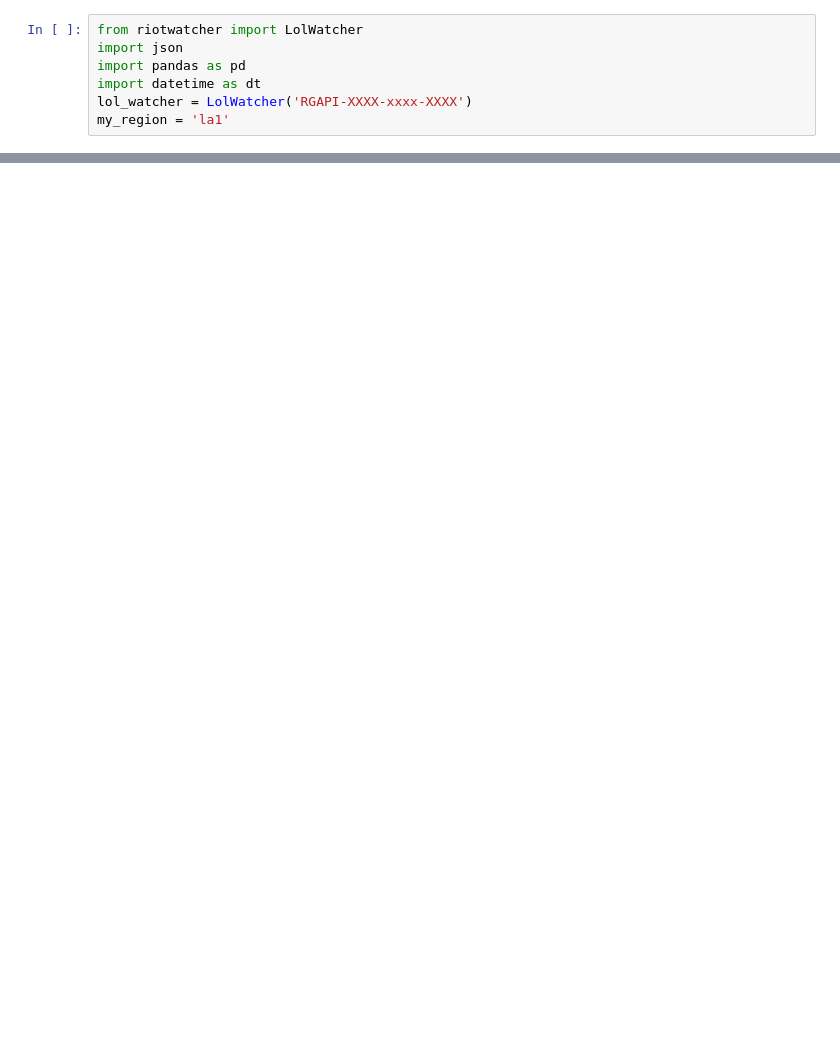
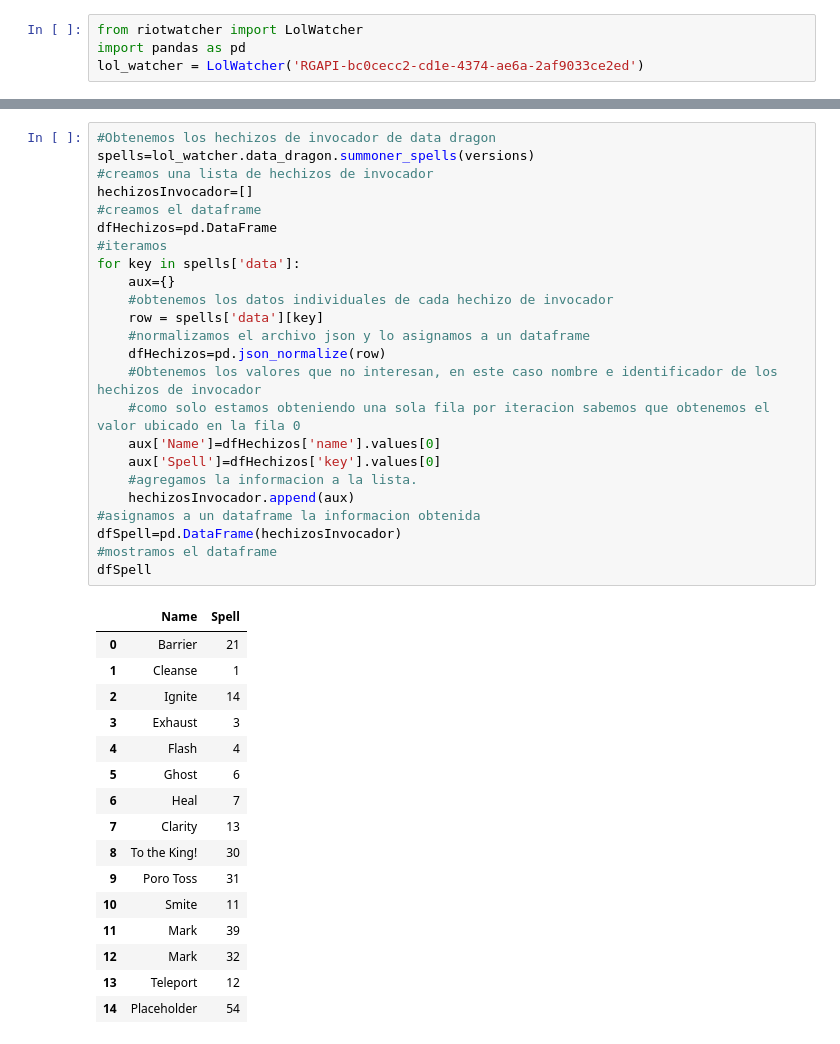
Before and after one commit to benjalm21/USE-OF-RIOT-API, a Jupyter notebook: RIotApi.ipynb, the cells around one changed output, grey strips where cells are left out. Cells and saved outputs as stored; diff of their text form; blank space fills up the shorter version.

```diff
--- a/RIotApi.ipynb
+++ b/RIotApi.ipynb
@@ -11,7 +3,4 @@ Note: you may need to restart the kernel to use updated packages.
 # %%
 from riotwatcher import LolWatcher
-import json
 import pandas as pd
-import datetime as dt
-lol_watcher = LolWatcher('RGAPI-XXXX-xxxx-XXXX')
-my_region = 'la1'
+lol_watcher = LolWatcher('RGAPI-bc0cecc2-cd1e-4374-ae6a-2af9033ce2ed')
@@ -216,0 +216,41 @@ df7
+# %%
+#Obtenemos los hechizos de invocador de data dragon
+spells=lol_watcher.data_dragon.summoner_spells(versions)
+#creamos una lista de hechizos de invocador
+hechizosInvocador=[]
+#creamos el dataframe
+dfHechizos=pd.DataFrame
+#iteramos
+for key in spells['data']:
+    aux={}
+    #obtenemos los datos individuales de cada hechizo de invocador
+    row = spells['data'][key]
+    #normalizamos el archivo json y lo asignamos a un dataframe
+    dfHechizos=pd.json_normalize(row)
+    #Obtenemos los valores que no interesan, en este caso nombre e identificador de los hechizos de invocador
+    #como solo estamos obteniendo una sola fila por iteracion sabemos que obtenemos el valor ubicado en la fila 0
+    aux['Name']=dfHechizos['name'].values[0]
+    aux['Spell']=dfHechizos['key'].values[0]
+    #agregamos la informacion a la lista.
+    hechizosInvocador.append(aux)
+#asignamos a un dataframe la informacion obtenida
+dfSpell=pd.DataFrame(hechizosInvocador)
+#mostramos el dataframe
+dfSpell
+# %% [output]
+|  | Name | Spell |
+| 0 | Barrier | 21 |
+| 1 | Cleanse | 1 |
+| 2 | Ignite | 14 |
+| 3 | Exhaust | 3 |
+| 4 | Flash | 4 |
+| 5 | Ghost | 6 |
+| 6 | Heal | 7 |
+| 7 | Clarity | 13 |
+| 8 | To the King! | 30 |
+| 9 | Poro Toss | 31 |
+| 10 | Smite | 11 |
+| 11 | Mark | 39 |
+| 12 | Mark | 32 |
+| 13 | Teleport | 12 |
+| 14 | Placeholder | 54 |
```
Also changed, not shown: parts of 16 cells of this notebook.
